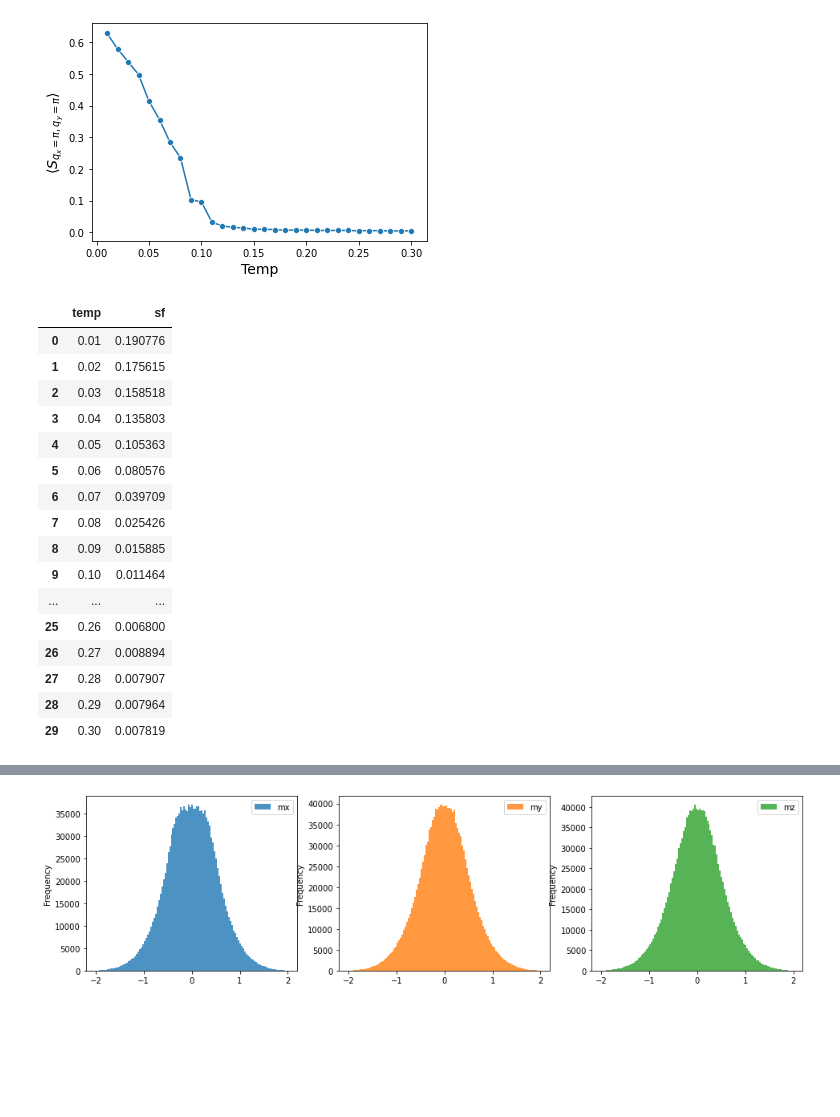
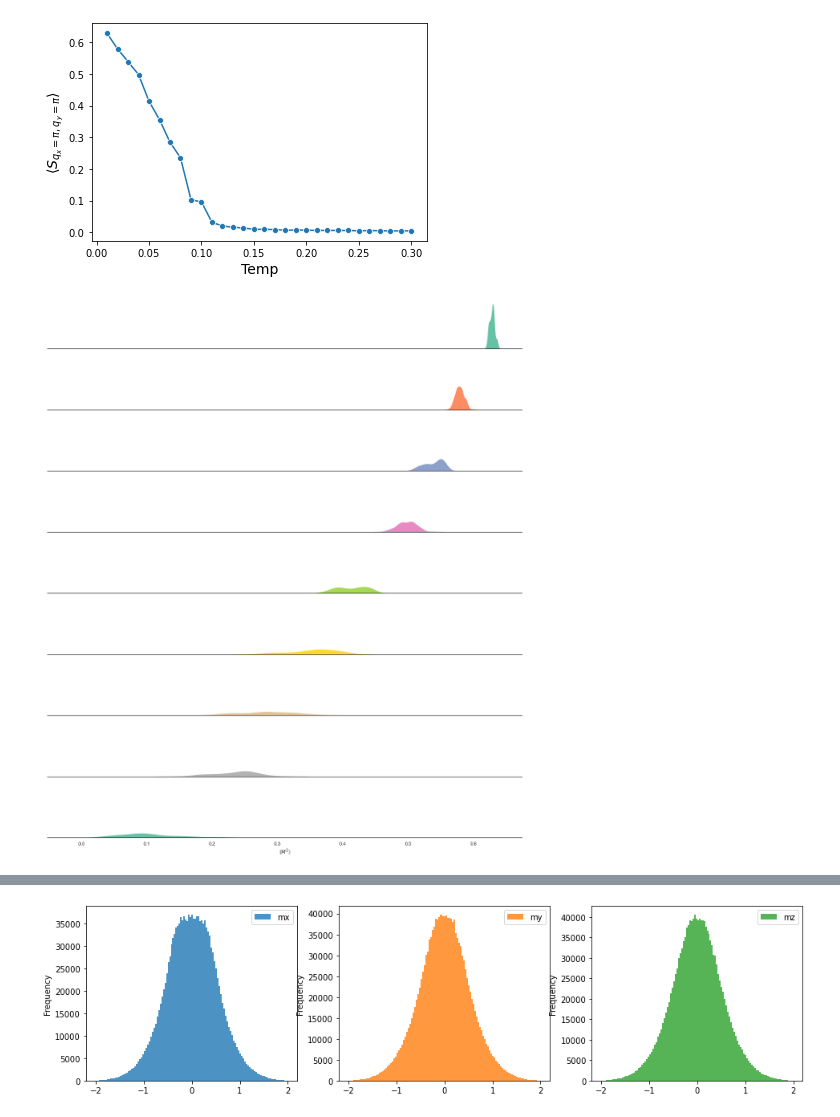
Before and after one commit to Shashi1a/tca_ptca, a Jupyter notebook: spinspincorr.ipynb, the cells around one changed output, grey strips where cells are left out. Drawn from its saved outputs; the diff is of its cells as text; code cells hidden in the pictures; blank space fills up the shorter version.

Commit message:
added ridge plots

```diff
--- a/spinspincorr.ipynb
+++ b/spinspincorr.ipynb
@@ -482,23 +482,21 @@ plt.show()
 strfc_df.to_csv(loopobj.filepath+f'magstrucfac_L{loopobj.L}.csv',index=[0])
 # %% [output]
 [figure]
-# %%
-strfc_df
-# %% [output]
-|  | temp | sf |
-| 0 | 0.01 | 0.190776 |
-| 1 | 0.02 | 0.175615 |
-| 2 | 0.03 | 0.158518 |
-| 3 | 0.04 | 0.135803 |
-| 4 | 0.05 | 0.105363 |
-| 5 | 0.06 | 0.080576 |
-| 6 | 0.07 | 0.039709 |
-| 7 | 0.08 | 0.025426 |
-| 8 | 0.09 | 0.015885 |
-| 9 | 0.10 | 0.011464 |
-| ... | ... | ... |
-| 25 | 0.26 | 0.006800 |
-| 26 | 0.27 | 0.008894 |
-| 27 | 0.28 | 0.007907 |
-| 28 | 0.29 | 0.007964 |
-| 29 | 0.30 | 0.007819 |
+# %%
+
+def label(x,color,label):
+    ax = plt.gca()
+    ax.text(0,1,label,color='black',fontsize=13,ha='left',va='center')
+sns.set_theme(style="white")
+palette=sns.color_palette("Set2",11)
+g = sns.FacetGrid(data=df_mc[df_mc.temp < 0.10], row='temp', aspect=8,
+                  height=2, hue='temp', palette=palette,sharex=True,sharey=True)
+g.map_dataframe(sns.kdeplot,x='mc_m2',fill=True,alpha=1)
+#g.map_dataframe(sns.kdeplot, 'mc_m2',color='black')
+#g.map(label,"temp")
+g.set_titles("")
+g.set(yticks=[],xlabel = r'$\langle M^{2}\rangle$',ylabel=" ")
+g.despine(left=True)
+plt.show()
+# %% [output]
+[figure, added]
```
Also changed, not shown: parts of 3 cells of this notebook.
